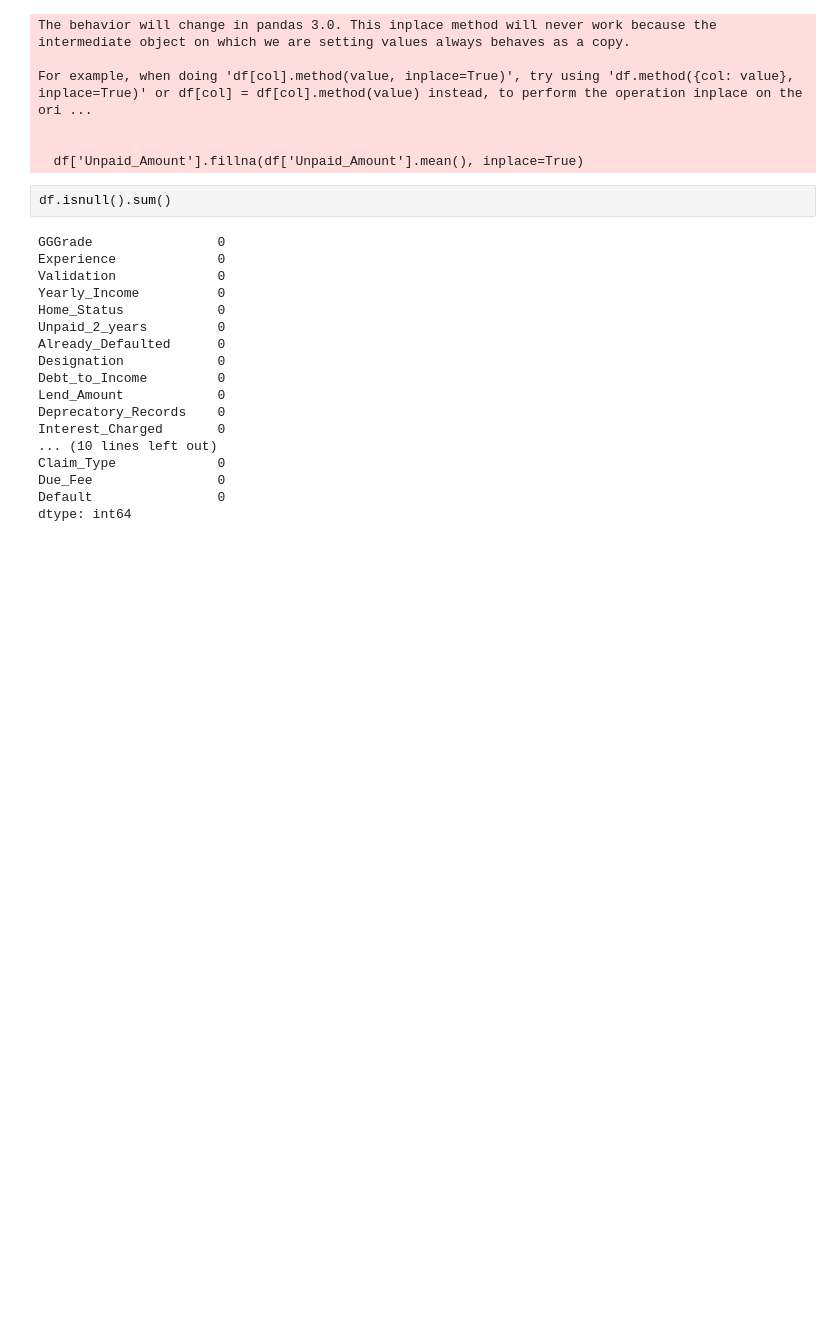
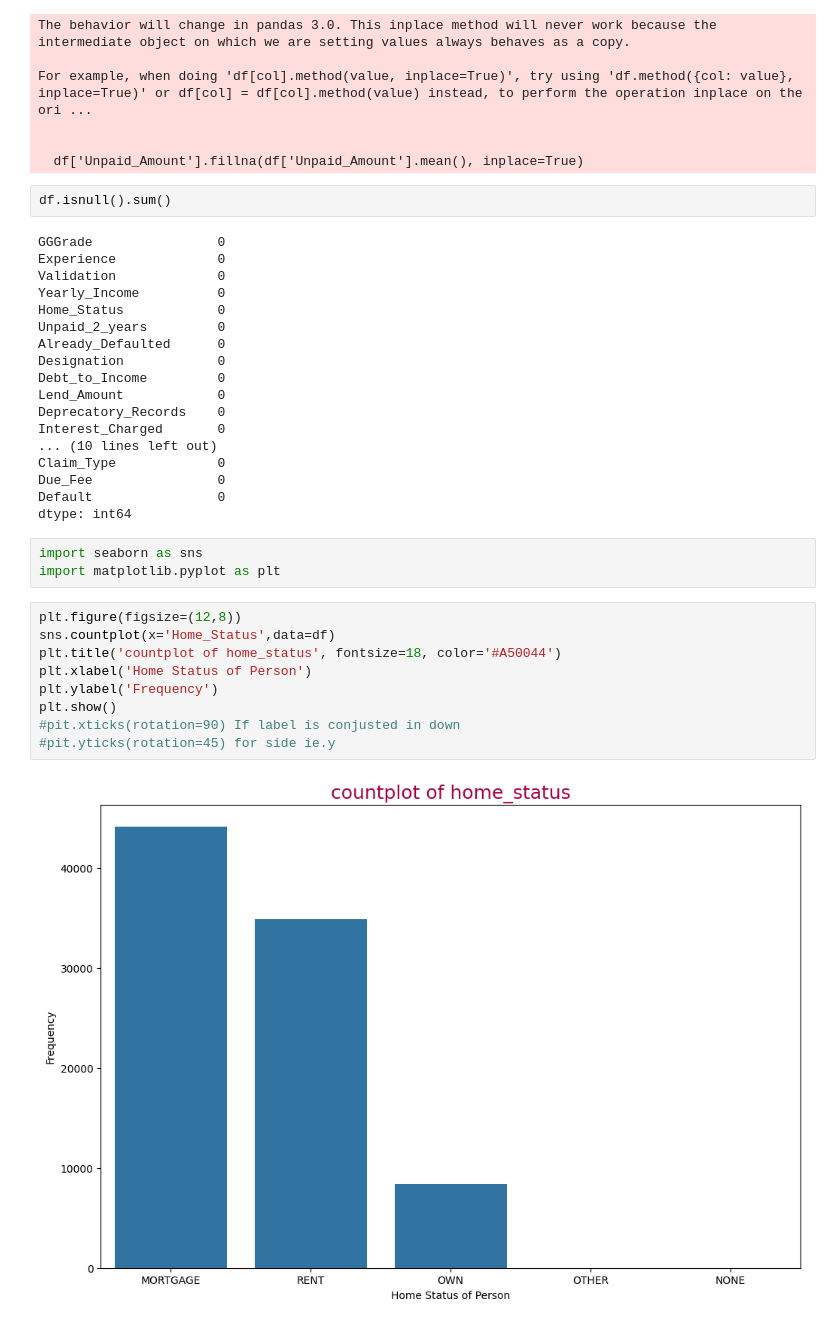
Before and after one commit to pokharel-aayush/data_science, a Jupyter notebook: Data_Train.ipynb, the cells around one changed output. Cells and saved outputs as stored; diff of their text form; blank space fills up the shorter version.

```diff
--- a/Data_Train.ipynb
+++ b/Data_Train.ipynb
@@ -219,3 +251,17 @@ Claim_Type             0
 Due_Fee                0
 Default                0
 dtype: int64
+# %%
+import seaborn as sns
+import matplotlib.pyplot as plt
+# %%
+plt.figure(figsize=(12,8))
+sns.countplot(x='Home_Status',data=df)
+plt.title('countplot of home_status', fontsize=18, color='#A50044')
+plt.xlabel('Home Status of Person')
+plt.ylabel('Frequency')
+plt.show()
+#pit.xticks(rotation=90) If label is conjusted in down
+#pit.yticks(rotation=45) for side ie.y
+# %% [output]
+[figure, added]
```
Also changed, not shown: parts of 7 cells of this notebook.
